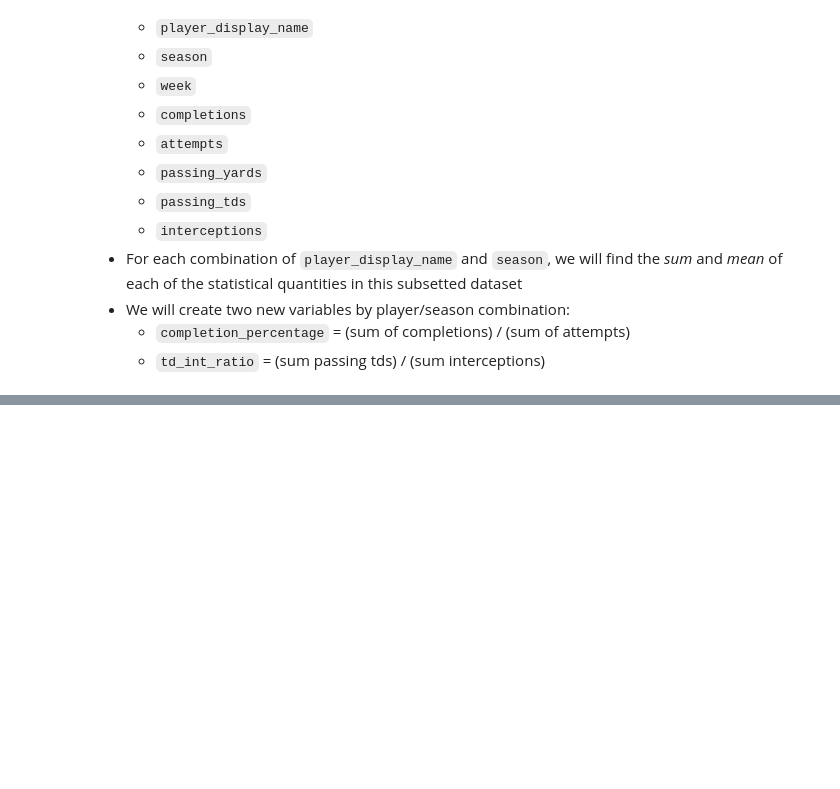
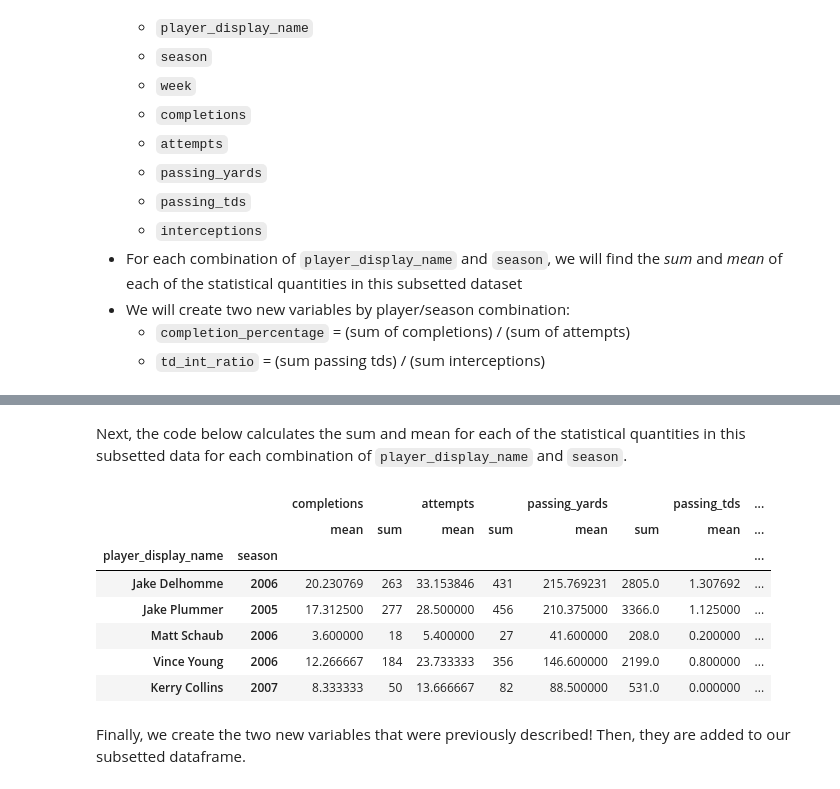
Before and after one commit to jlloring/ST-554_JLoring, a Jupyter notebook: Loring_Project2.ipynb, the cells around one changed output, grey strips where cells are left out. Saved outputs shown, nothing was run; the diff lists cells and outputs as text; code cells hidden in the pictures; blank space fills up the shorter version.

```diff
--- a/Loring_Project2.ipynb
+++ b/Loring_Project2.ipynb
@@ -73,0 +74,7 @@ Next, we only want to look at QB stats for the seasons 2005 to 2023 (inclusive).
+# %%
+NFL_sub1 = NFL.loc[(NFL['position'] == 'QB') &
+                   (NFL['season_type'] == 'REG') &
+                   (NFL['season'].between(2005, 2023))] \
+              [["player_display_name", "season", "week", "completions",
+                "attempts", "passing_yards", "passing_tds", "interceptions"]]
+NFL_sub1.head()
@@ -73,0 +88,18 @@ Next, we only want to look at QB stats for the seasons 2005 to 2023 (inclusive).
+# %% [markdown]
+Next, the code below calculates the sum and mean for each of the statistical quantities in this subsetted data for each combination of `player_display_name` and `season`.
+# %%
+NFL_sub2 = NFL_sub1.groupby(["player_display_name", "season"]) \
+                    [["completions", "attempts", "passing_yards",
+                      "passing_tds", "interceptions"]].agg(['mean', 'sum'])
+NFL_sub2.head()
+# %% [output]
+|  |  | completions |  | attempts |  | passing_yards |  | passing_tds | ... |
+|  |  | mean | sum | mean | sum | mean | sum | mean | ... |
+| player_display_name | season |  |  |  |  |  |  |  | ... |
+| Jake Delhomme | 2006 | 20.230769 | 263 | 33.153846 | 431 | 215.769231 | 2805.0 | 1.307692 | ... |
+| Jake Plummer | 2005 | 17.312500 | 277 | 28.500000 | 456 | 210.375000 | 3366.0 | 1.125000 | ... |
+| Matt Schaub | 2006 | 3.600000 | 18 | 5.400000 | 27 | 41.600000 | 208.0 | 0.200000 | ... |
+| Vince Young | 2006 | 12.266667 | 184 | 23.733333 | 356 | 146.600000 | 2199.0 | 0.800000 | ... |
+| Kerry Collins | 2007 | 8.333333 | 50 | 13.666667 | 82 | 88.500000 | 531.0 | 0.000000 | ... |
+# %% [markdown]
+Finally, we create the two new variables that were previously described! Then, they are added to our subsetted dataframe.
```
Also changed, not shown: parts of 13 cells of this notebook.
